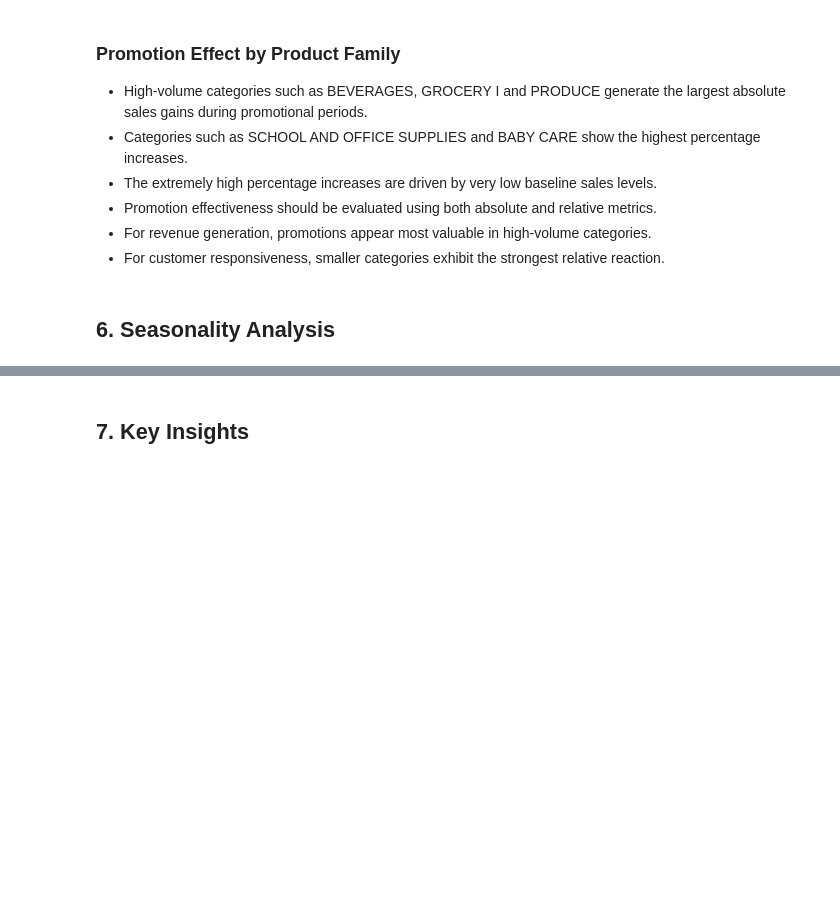
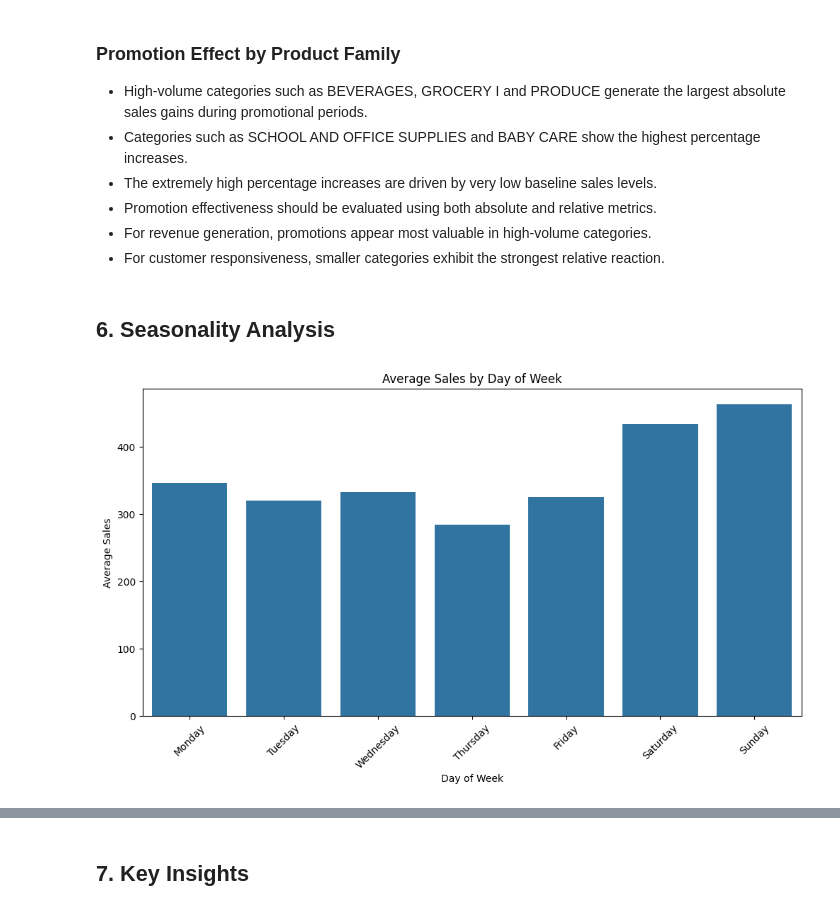
Before and after one commit to Edugar97/retail-demand-forecasting, a Jupyter notebook: notebooks/01_data_understanding.ipynb, the cells around one changed output, grey strips where cells are left out. Cells and saved outputs as stored; diff of their text form; code cells hidden in the pictures; blank space fills up the shorter version.

```diff
--- a/notebooks/01_data_understanding.ipynb
+++ b/notebooks/01_data_understanding.ipynb
@@ -817,3 +821,50 @@ family_promo_pivot.sort_values(
 - For customer responsiveness, smaller categories exhibit the strongest relative reaction.
 # %% [markdown]
 ## 6. Seasonality Analysis
+# %%
+df['day_of_week'] = df['date'].dt.day_name()
+df['month_name'] = df['date'].dt.month_name()
+# %%
+weekday_sales = (
+    df.groupby('day_of_week')['sales']
+      .mean()
+      .reset_index()
+)
+# %%
+weekday_order = [
+    'Monday',
+    'Tuesday',
+    'Wednesday',
+    'Thursday',
+    'Friday',
+    'Saturday',
+    'Sunday'
+]
+
+weekday_sales['day_of_week'] = pd.Categorical(
+    weekday_sales['day_of_week'],
+    categories=weekday_order,
+    ordered=True
+)
+
+weekday_sales = weekday_sales.sort_values(
+    'day_of_week'
+)
+# %%
+plt.figure(figsize=(12,6))
+
+sns.barplot(
+    data=weekday_sales,
+    x='day_of_week',
+    y='sales'
+)
+
+plt.title('Average Sales by Day of Week')
+plt.xlabel('Day of Week')
+plt.ylabel('Average Sales')
+
+plt.xticks(rotation=45)
+
+plt.show()
+# %% [output]
+[figure, added]
```
Also changed, not shown: parts of 31 cells of this notebook.
